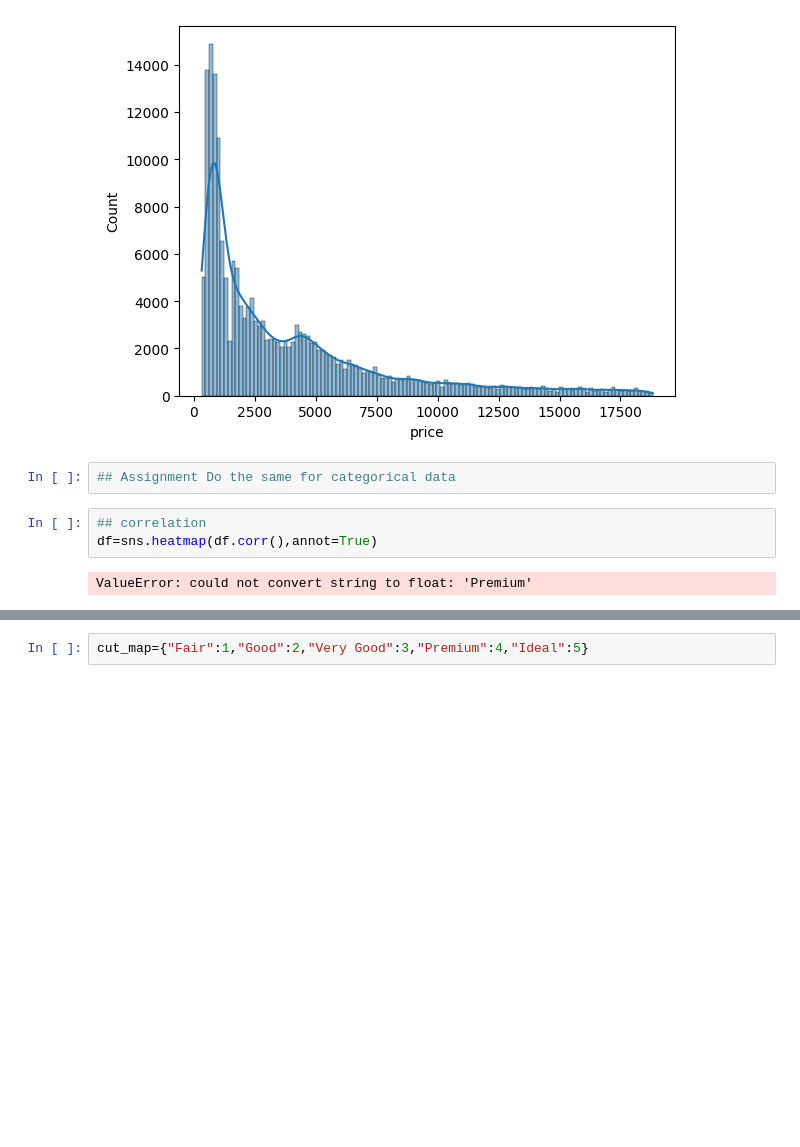
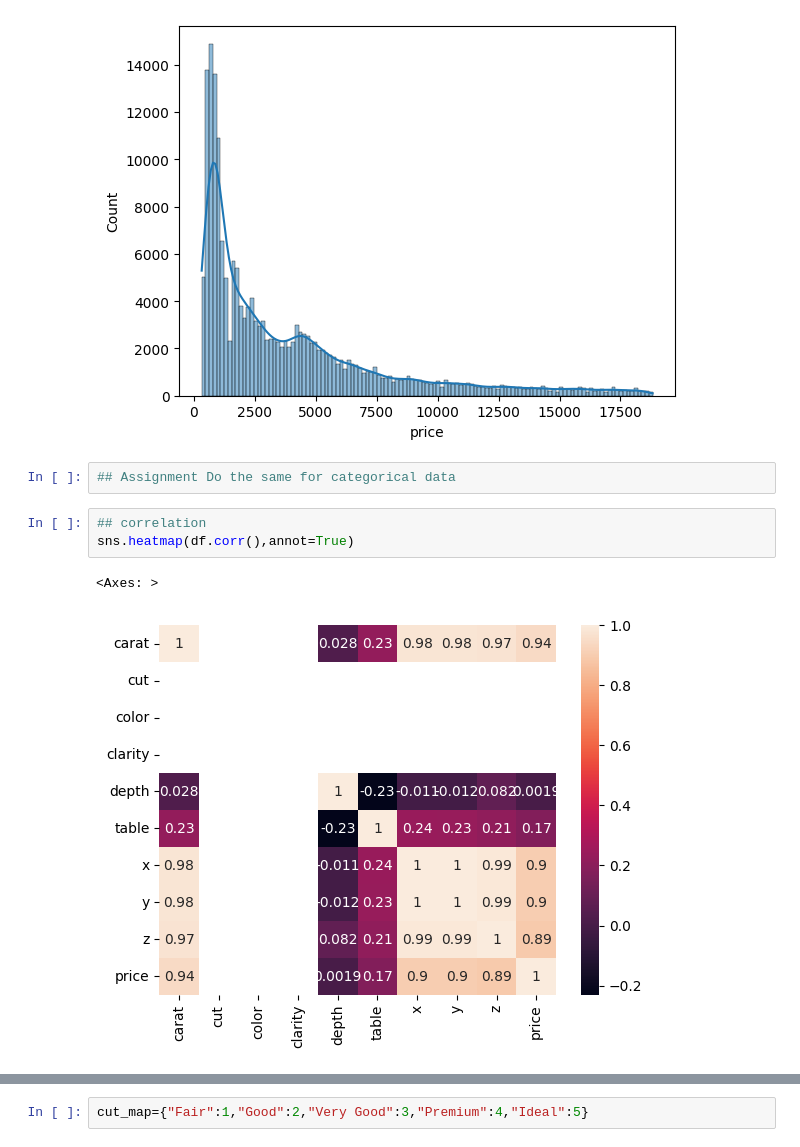
Before and after one commit to Kumardeepak1234/Regression_Project, a Jupyter notebook: notebooks/EDA.ipynb, the cells around one changed output, grey strips where cells are left out. Cells and saved outputs as stored; diff of their text form; blank space fills up the shorter version.

```diff
--- a/notebooks/EDA.ipynb
+++ b/notebooks/EDA.ipynb
@@ -173,8 +173,9 @@ for i in numerical_columns:
 ## Assignment Do the same for categorical data
 # %%
 ## correlation
-df=sns.heatmap(df.corr(),annot=True)
+sns.heatmap(df.corr(),annot=True)
 # %% [output]
-ValueError: could not convert string to float: 'Premium'
+<Axes: >
+[figure, added]
 # %%
 ##Currently we will not execute this
```
Also changed, not shown: parts of 6 cells of this notebook, 1 other file.
